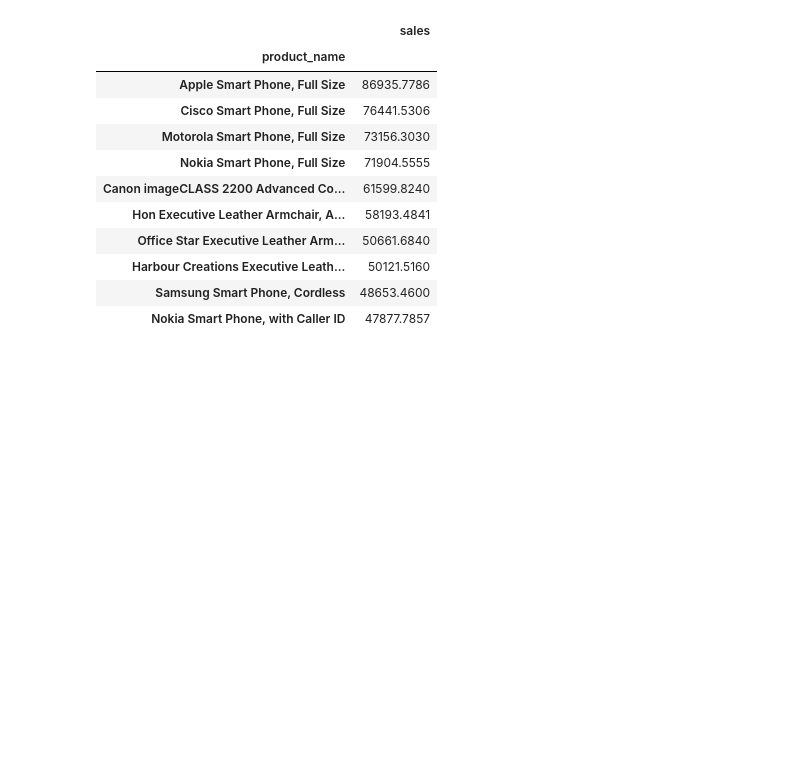
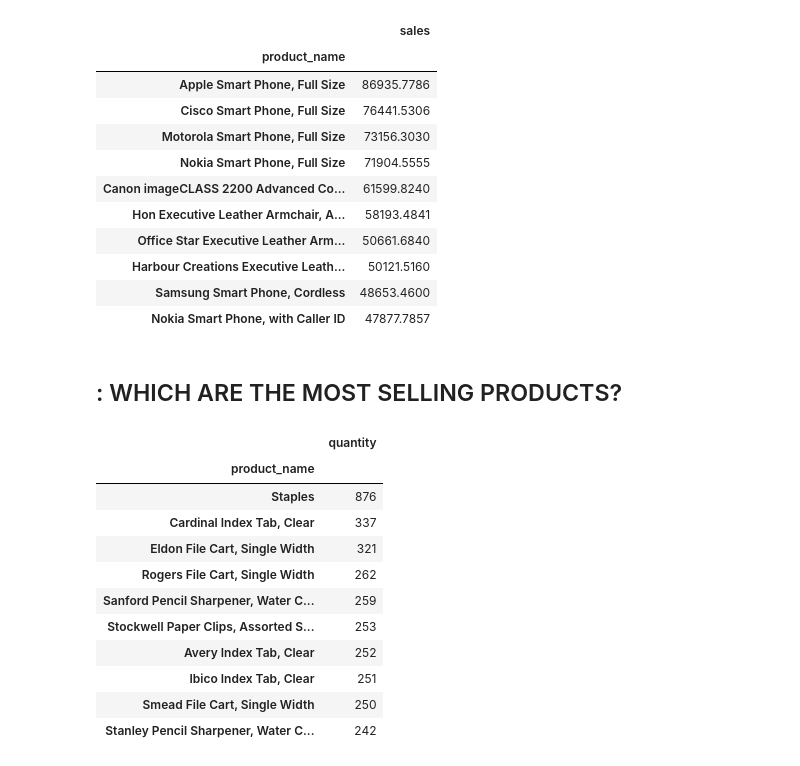
Before and after one commit to AbdMamun94/my_projects, a Jupyter notebook: Sale_data_AnalySis/Sales_data_AnalySis.ipynb, the cells around one changed output. Saved outputs shown, nothing was run; the diff lists cells and outputs as text; code cells hidden in the pictures; blank space fills up the shorter version.

```diff
--- a/Sale_data_AnalySis/Sales_data_AnalySis.ipynb
+++ b/Sale_data_AnalySis/Sales_data_AnalySis.ipynb
@@ -171,3 +171,27 @@ prod_sales[:10]
 | Harbour Creations Executive Leath... | 50121.5160 |
 | Samsung Smart Phone, Cordless | 48653.4600 |
 | Nokia Smart Phone, with Caller ID | 47877.7857 |
+# %% [markdown]
+## : WHICH ARE THE MOST SELLING PRODUCTS?
+# %%
+# Grouping products by Quantity
+best_selling_prods = pd.DataFrame(df.groupby('product_name').sum()['quantity'])
+
+# Sorting the dataframe in descending order
+best_selling_prods.sort_values(by=['quantity'], inplace=True, ascending=False)
+
+# Most selling products
+best_selling_prods[:10]
+# %% [output]
+|  | quantity |
+| product_name |  |
+| Staples | 876 |
+| Cardinal Index Tab, Clear | 337 |
+| Eldon File Cart, Single Width | 321 |
+| Rogers File Cart, Single Width | 262 |
+| Sanford Pencil Sharpener, Water C... | 259 |
+| Stockwell Paper Clips, Assorted S... | 253 |
+| Avery Index Tab, Clear | 252 |
+| Ibico Index Tab, Clear | 251 |
+| Smead File Cart, Single Width | 250 |
+| Stanley Pencil Sharpener, Water C... | 242 |
```
Also changed, not shown: parts of 4 cells of this notebook.
